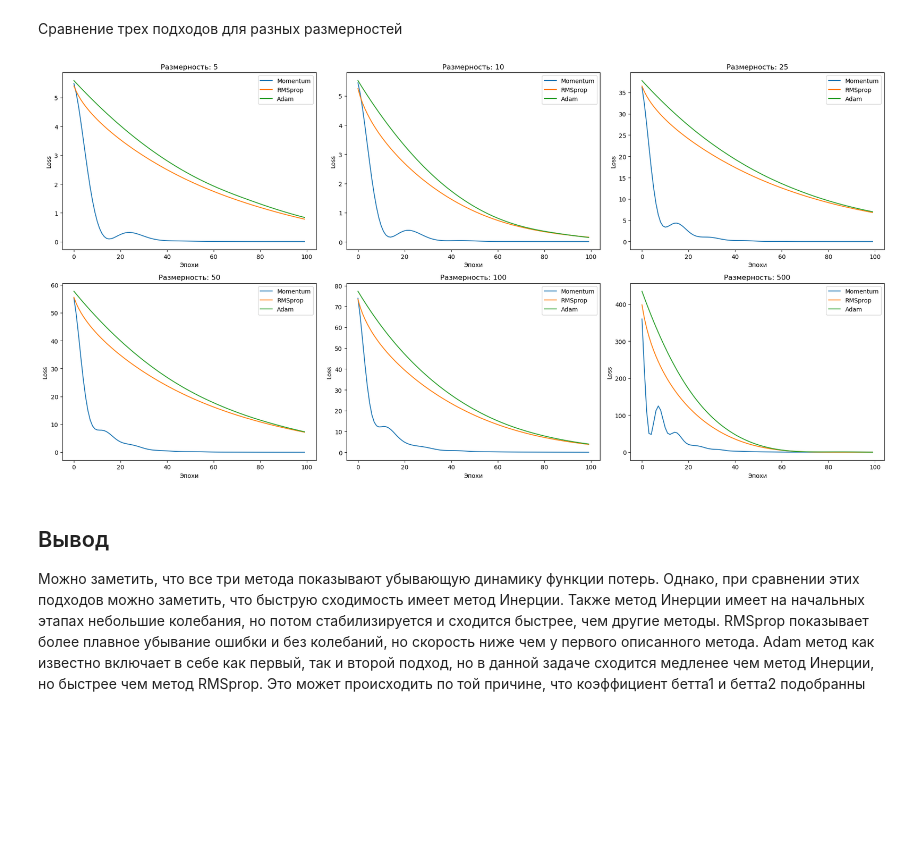
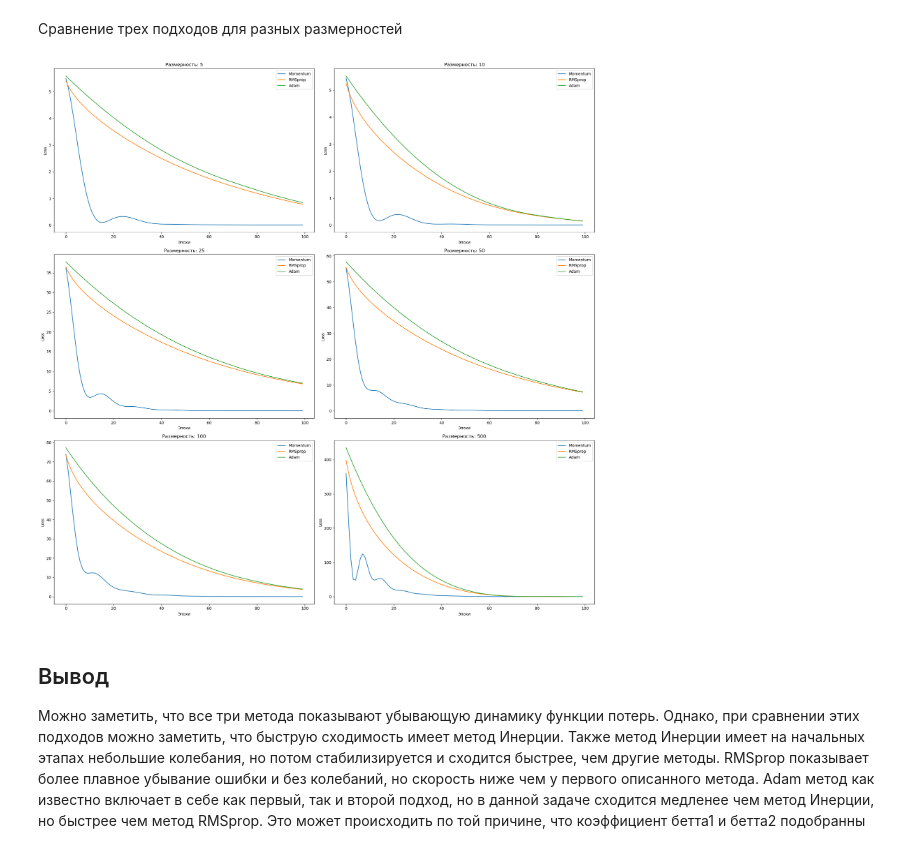
Before and after one commit to KatieGalaeva/shad, a Jupyter notebook: math_11/hw_11.ipynb, the cells around one changed output. Saved outputs shown, nothing was run; the diff lists cells and outputs as text; code cells hidden in the pictures; blank space fills up the shorter version.

Commit message:
change structure of plots

```diff
--- a/math_11/hw_11.ipynb
+++ b/math_11/hw_11.ipynb
@@ -85,32 +85,32 @@ def adam(X, y, lr=0.01, beta1=0.9, beta2=0.9, epsilon=1e-8, epochs=100):
 # %%
 
 n_samples = 100
 n_features_list = [5, 10, 25, 50, 100, 500]
 
-fig, axes = plt.subplots(2, len(n_features_list) // 2 + len(n_features_list) % 2, figsize=(20, 10))
+fig, axes = plt.subplots(3, len(n_features_list) // 3 + len(n_features_list) % 3, figsize=(20, 20))
 
 for i, n_features in enumerate(n_features_list):
-    row, col = divmod(i, (len(n_features_list) + 1) // 2)
+    row, col = divmod(i, (len(n_features_list) + 1) // 3)
     ax = axes[row, col]
 
     X, y, weights = generate_data(n_samples, n_features)
 
     _, losses_momentum = momentum(X, y)
     _, losses_rmsprop = rmsprop(X, y)
     _, losses_adam = adam(X, y)
 
     ax.plot(losses_momentum, label='Momentum')
     ax.plot(losses_rmsprop, label='RMSprop')
     ax.plot(losses_adam, label='Adam')
     ax.set_xlabel('Эпохи')
     ax.set_ylabel('Loss')
     ax.set_title(f'Размерность: {n_features}')
     ax.legend()
 
 plt.tight_layout()
 plt.show()
 # %% [output]
-[figure, old version]
+[figure, new version]
 # %% [markdown]
 ## Вывод
 Можно заметить, что все три метода показывают убывающую динамику функции потерь. Однако, при сравнении этих подходов можно заметить, что быструю сходимость имеет метод Инерции. Также метод Инерции имеет на начальных этапах небольшие колебания, но потом стабилизируется и сходится быстрее, чем другие методы. RMSprop показывает более плавное убывание ошибки и без колебаний, но скорость ниже чем у первого описанного метода. Adam метод как известно включает в себе как первый, так и второй подход, но в данной задаче сходится медленее чем метод Инерции, но быстрее чем метод RMSprop. Это может происходить по той причине, что коэффициент бетта1 и бетта2 подобранны некорректно.
```
Also changed, not shown: 1 other file.
